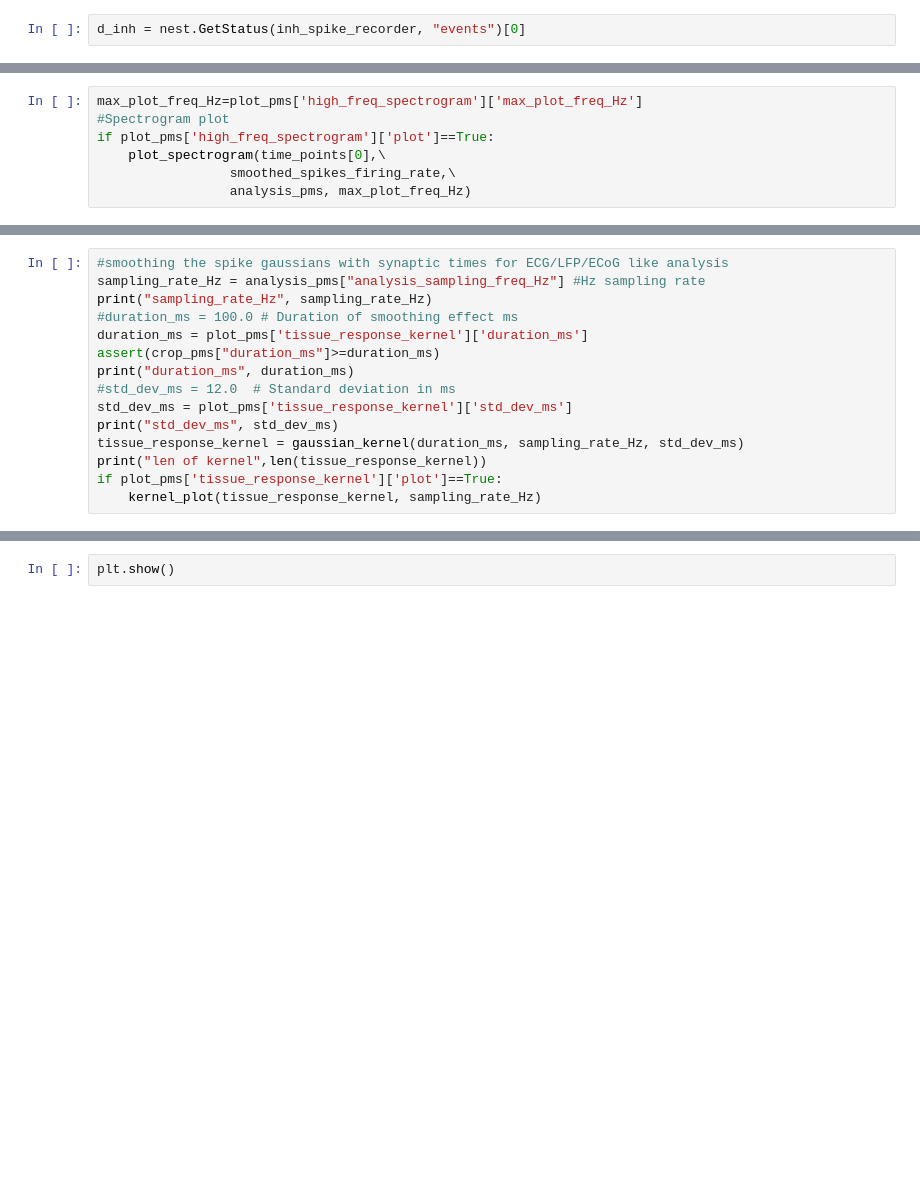
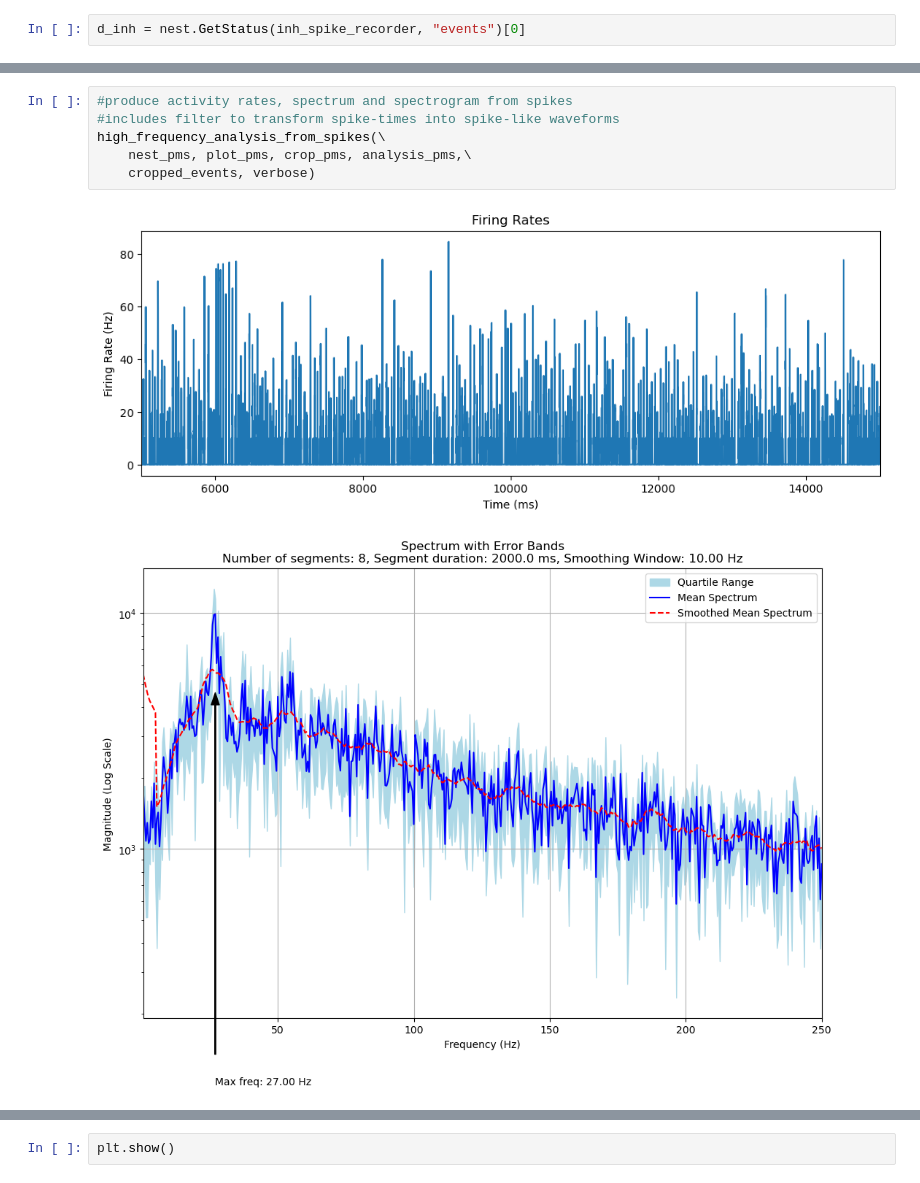
Before and after one commit to APE-group/WTA-states, a Jupyter notebook: WTA-awake-sleep.ipynb, the cells around one changed output, grey strips where cells are left out. Cells and saved outputs as stored; diff of their text form; blank space fills up the shorter version.

```diff
--- a/WTA-awake-sleep.ipynb
+++ b/WTA-awake-sleep.ipynb
@@ -128,7 +137,9 @@ if plot_pms['high_freq_spectrum']['plot']==True:
 # %%
-max_plot_freq_Hz=plot_pms['high_freq_spectrogram']['max_plot_freq_Hz']
-#Spectrogram plot
-if plot_pms['high_freq_spectrogram']['plot']==True:
-    plot_spectrogram(time_points[0],\
-                 smoothed_spikes_firing_rate,\
-                 analysis_pms, max_plot_freq_Hz)
+#produce activity rates, spectrum and spectrogram from spikes
+#includes filter to transform spike-times into spike-like waveforms
+high_frequency_analysis_from_spikes(\
+    nest_pms, plot_pms, crop_pms, analysis_pms,\
+    cropped_events, verbose)
+# %% [output]
+[figure, added]
+[figure, added]
@@ -135,15 +146,0 @@ if plot_pms['high_freq_spectrogram']['plot']==True:
-# %%
-#smoothing the spike gaussians with synaptic times for ECG/LFP/ECoG like analysis
-sampling_rate_Hz = analysis_pms["analysis_sampling_freq_Hz"] #Hz sampling rate
-print("sampling_rate_Hz", sampling_rate_Hz)
-#duration_ms = 100.0 # Duration of smoothing effect ms
-duration_ms = plot_pms['tissue_response_kernel']['duration_ms']
-assert(crop_pms["duration_ms"]>=duration_ms)
-print("duration_ms", duration_ms)
-#std_dev_ms = 12.0  # Standard deviation in ms
-std_dev_ms = plot_pms['tissue_response_kernel']['std_dev_ms']
-print("std_dev_ms", std_dev_ms)
-tissue_response_kernel = gaussian_kernel(duration_ms, sampling_rate_Hz, std_dev_ms)
-print("len of kernel",len(tissue_response_kernel))
-if plot_pms['tissue_response_kernel']['plot']==True:
-    kernel_plot(tissue_response_kernel, sampling_rate_Hz)
```
Also changed, not shown: parts of 21 cells of this notebook, 2 other files.
